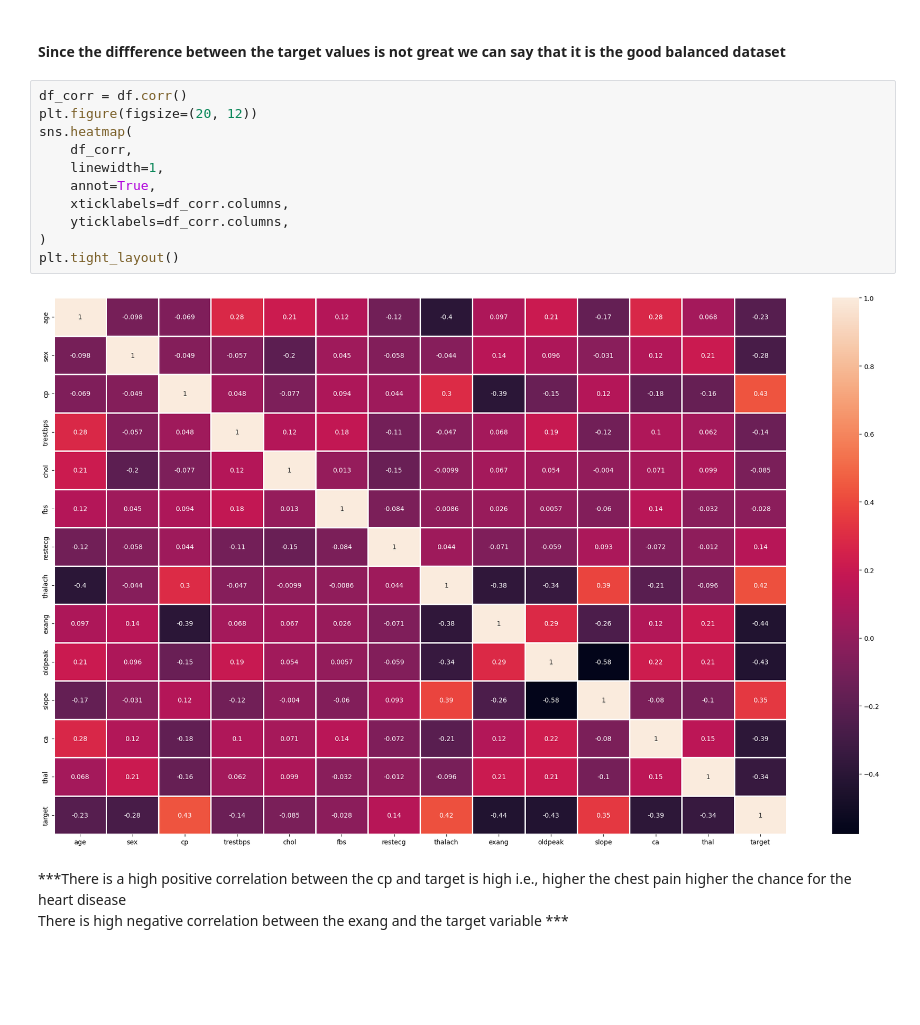
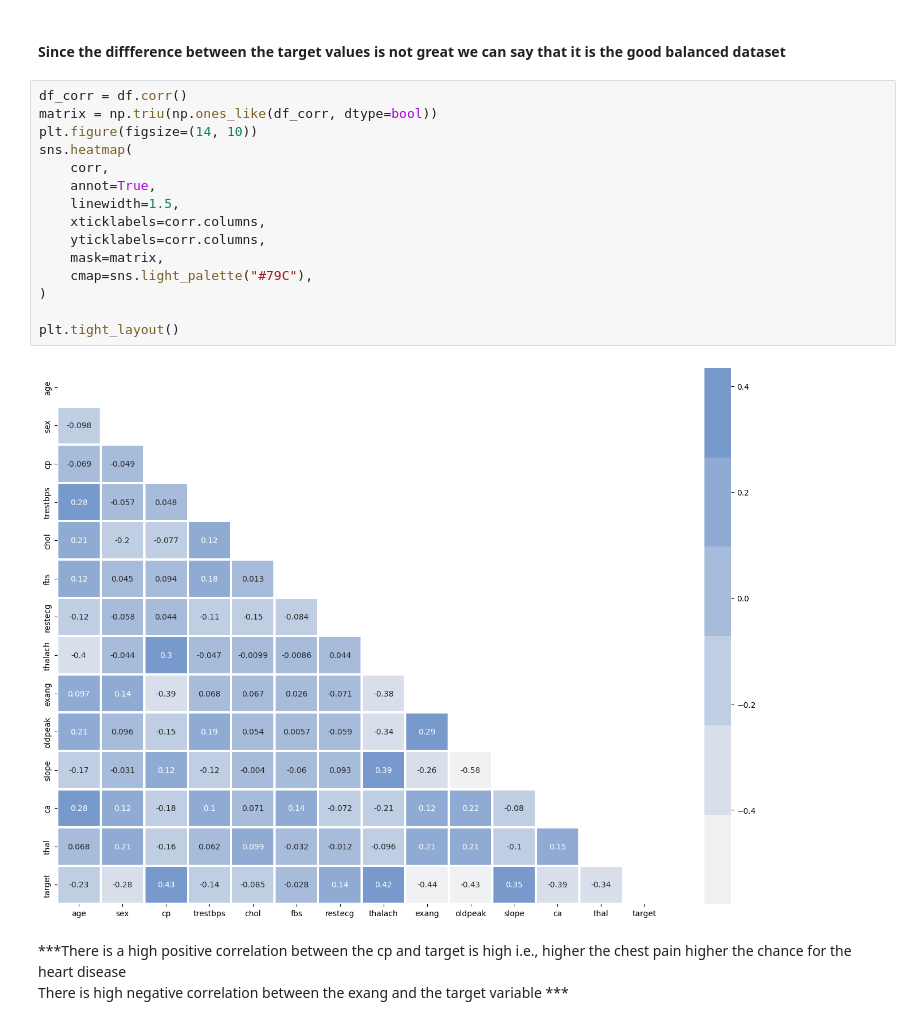
Before and after one commit to rakeshkandhi/Healthcare_cardiovascular, a Jupyter notebook: healthCare.ipynb, the cells around one changed output. Saved outputs shown, nothing was run; the diff lists cells and outputs as text; blank space fills up the shorter version.

```diff
--- a/healthCare.ipynb
+++ b/healthCare.ipynb
@@ -185,19 +191,23 @@ target
 Name: count, dtype: int64
 # %% [markdown]
 #### Since the diffference between the target values is not great we can say that it is the good balanced dataset
-# %%
-df_corr = df.corr()
-plt.figure(figsize=(20, 12))
-sns.heatmap(
-    df_corr,
-    linewidth=1,
-    annot=True,
-    xticklabels=df_corr.columns,
-    yticklabels=df_corr.columns,
-)
-plt.tight_layout()
-# %% [output]
-[figure, removed]
+# %%
+df_corr = df.corr()
+matrix = np.triu(np.ones_like(df_corr, dtype=bool))
+plt.figure(figsize=(14, 10))
+sns.heatmap(
+    corr,
+    annot=True,
+    linewidth=1.5,
+    xticklabels=corr.columns,
+    yticklabels=corr.columns,
+    mask=matrix,
+    cmap=sns.light_palette("#79C"),
+)
+
+plt.tight_layout()
+# %% [output]
+[figure, added]
 # %% [markdown]
 ***There is a high positive correlation between the cp and target is high i.e., higher the chest pain higher the chance for the heart disease<br>
 There is high negative correlation between the exang and the target variable ***
```
Also changed, not shown: parts of 2 cells of this notebook.
